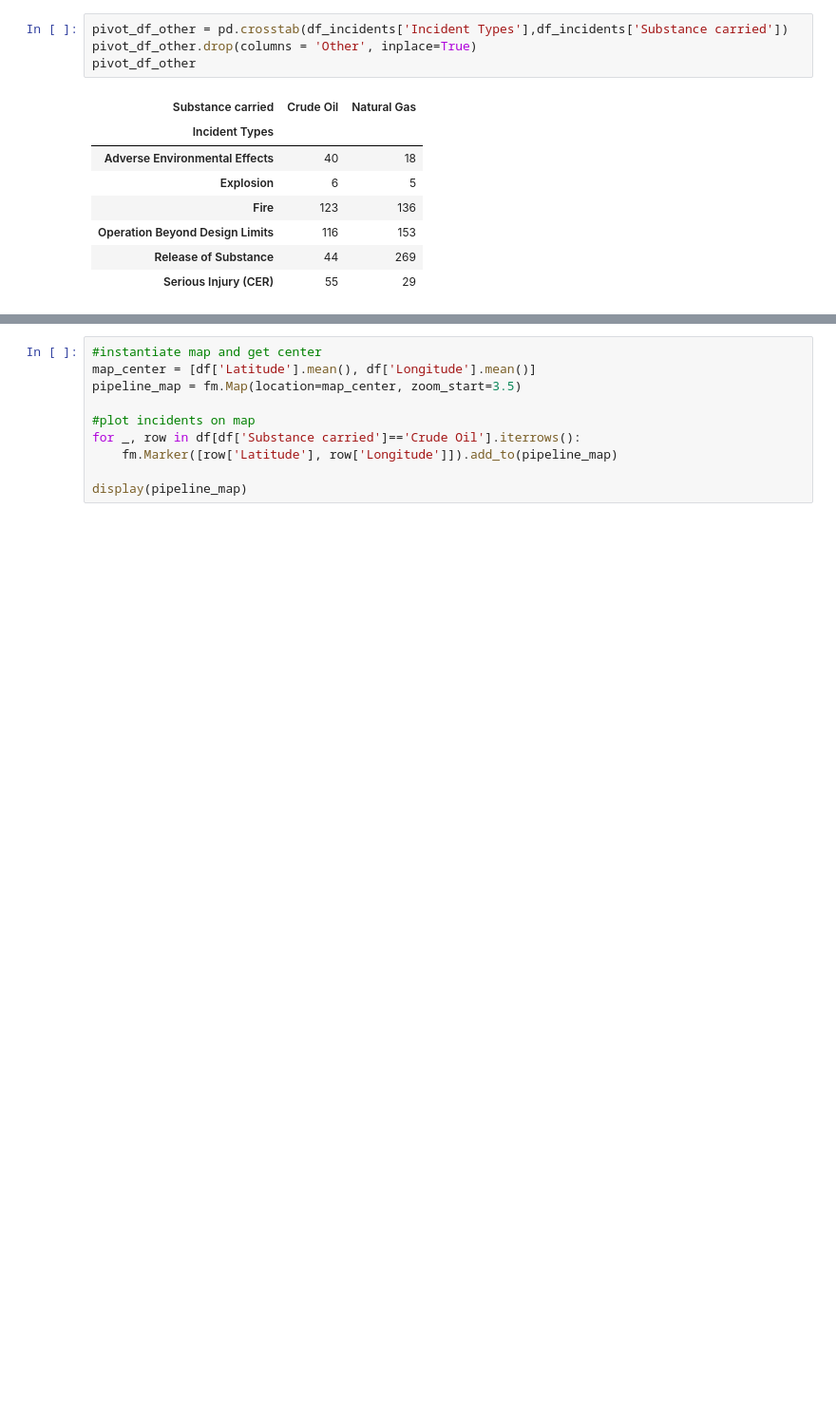
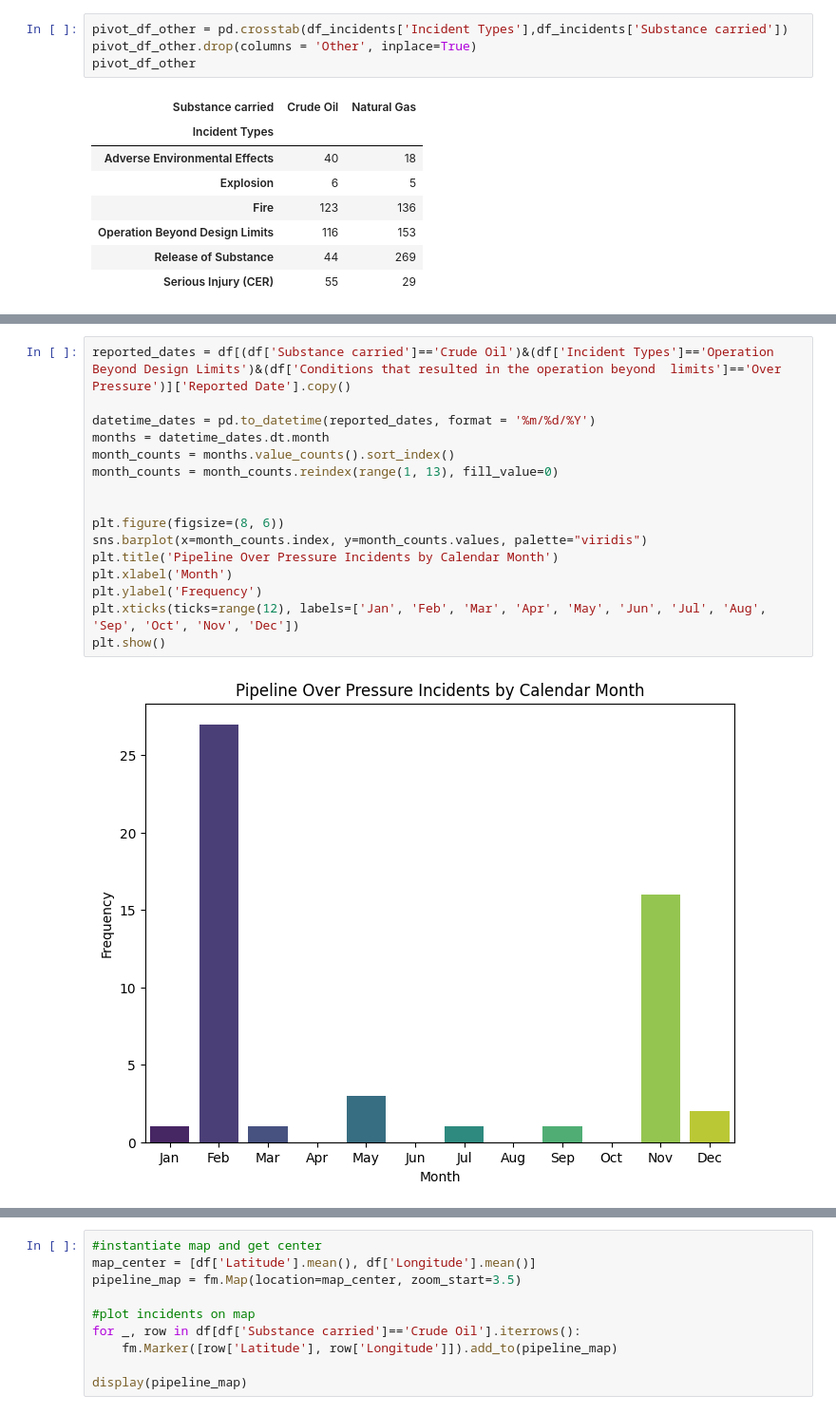
Before and after one commit to jwatchorn/pipeline_analysis, a Jupyter notebook: notebook.ipynb, the cells around one changed output, grey strips where cells are left out. Shown at 95% size. Cells and saved outputs as stored; diff of their text form; blank space fills up the shorter version.

Commit message:
continue analysis for operating beyond limits and start part b

```diff
--- a/notebook.ipynb
+++ b/notebook.ipynb
@@ -201,0 +198,18 @@ plt.show()
+# %%
+reported_dates = df[(df['Substance carried']=='Crude Oil')&(df['Incident Types']=='Operation Beyond Design Limits')&(df['Conditions that resulted in the operation beyond  limits']=='Over Pressure')]['Reported Date'].copy()
+
+datetime_dates = pd.to_datetime(reported_dates, format = '%m/%d/%Y')
+months = datetime_dates.dt.month
+month_counts = months.value_counts().sort_index()
+month_counts = month_counts.reindex(range(1, 13), fill_value=0)
+
+
+plt.figure(figsize=(8, 6))
+sns.barplot(x=month_counts.index, y=month_counts.values, palette="viridis")
+plt.title('Pipeline Over Pressure Incidents by Calendar Month')
+plt.xlabel('Month')
+plt.ylabel('Frequency')
+plt.xticks(ticks=range(12), labels=['Jan', 'Feb', 'Mar', 'Apr', 'May', 'Jun', 'Jul', 'Aug', 'Sep', 'Oct', 'Nov', 'Dec'])
+plt.show()
+# %% [output]
+[figure, added]
```
Also changed, not shown: parts of 16 cells of this notebook, 1 other file.
